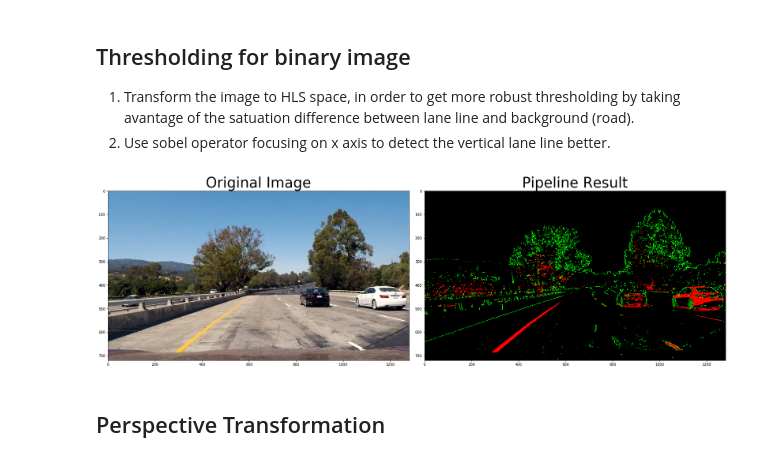
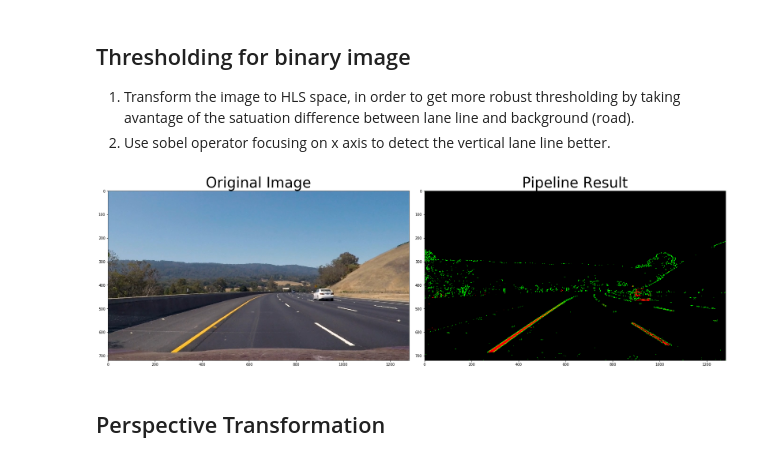
Before and after one commit to bboypupu/CarND-Advanced-Lane-Lines, a Jupyter notebook: adv_project.ipynb, the cells around one changed output. Saved outputs shown, nothing was run; the diff lists cells and outputs as text; code cells hidden in the pictures.

Commit message:
Check all test images to see whether to adjust the thresholds

```diff
--- a/adv_project.ipynb
+++ b/adv_project.ipynb
@@ -139,7 +139,7 @@ This image is: <class 'numpy.ndarray'> with dimensions: (720, 1280, 3)
 1. Transform the image to HLS space, in order to get more robust thresholding by taking avantage of the satuation difference between lane line and background (road).
 2. Use sobel operator focusing on x axis to detect the vertical lane line better.
 # %%
-def binarize(img, sat_thresh=(160, 255), sx_thresh=(30, 100)):
+def binarize(img, sat_thresh=(170, 255), sx_thresh=(30, 100)):
     img = np.copy(img)
 
     # Convert the image to HLS color space and separte the channels
@@ -162,19 +162,29 @@ def binarize(img, sat_thresh=(160, 255), sx_thresh=(30, 100)):
     # Combine each channel
     return np.dstack((binary_sat, binary_sobel_x, np.zeros_like(binary_sobel_x))) * 255
 # %%
-result = binarize(image)
+from os import listdir
+from os.path import join
+
+test_path = 'test_images/'
+output_path = 'img_process/'
+file_names = [f for f in listdir(test_path)]
+for fname in file_names:
+    img = mpimg.imread(join(test_path, fname))
+    result = binarize(img, sat_thresh=)
+    cv2.imwrite(join(output_path, fname), result)
+# result = binarize(image)
 # Plot the result
 f, (ax1, ax2) = plt.subplots(1, 2, figsize=(24, 9))
 f.tight_layout()
 
-ax1.imshow(image)
+ax1.imshow(img)
 ax1.set_title('Original Image', fontsize=40)
 
 ax2.imshow(result)
 ax2.set_title('Pipeline Result', fontsize=40)
 plt.subplots_adjust(left=0., right=1, top=0.9, bottom=0.)
 # %% [output]
-[figure, old version]
+[figure, new version]
 # %% [markdown]
 ## Perspective Transformation
 # %% [markdown]
```
Also changed, not shown: 8 other files.
